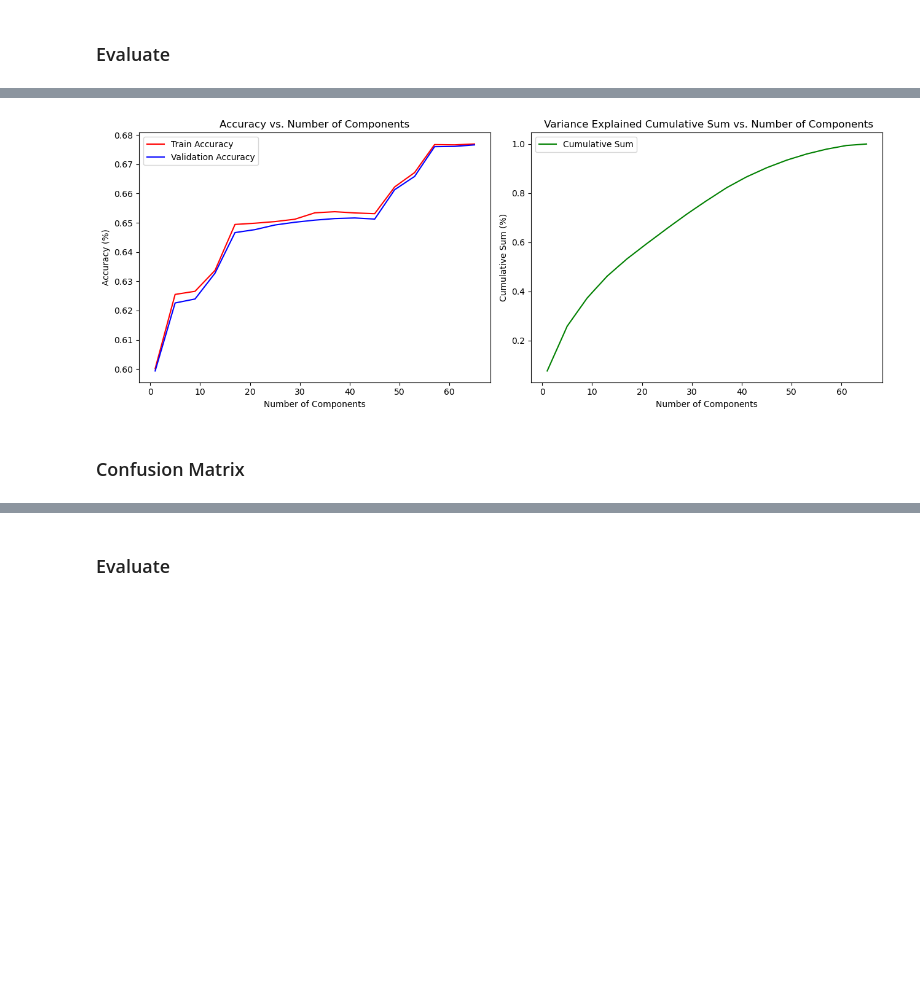
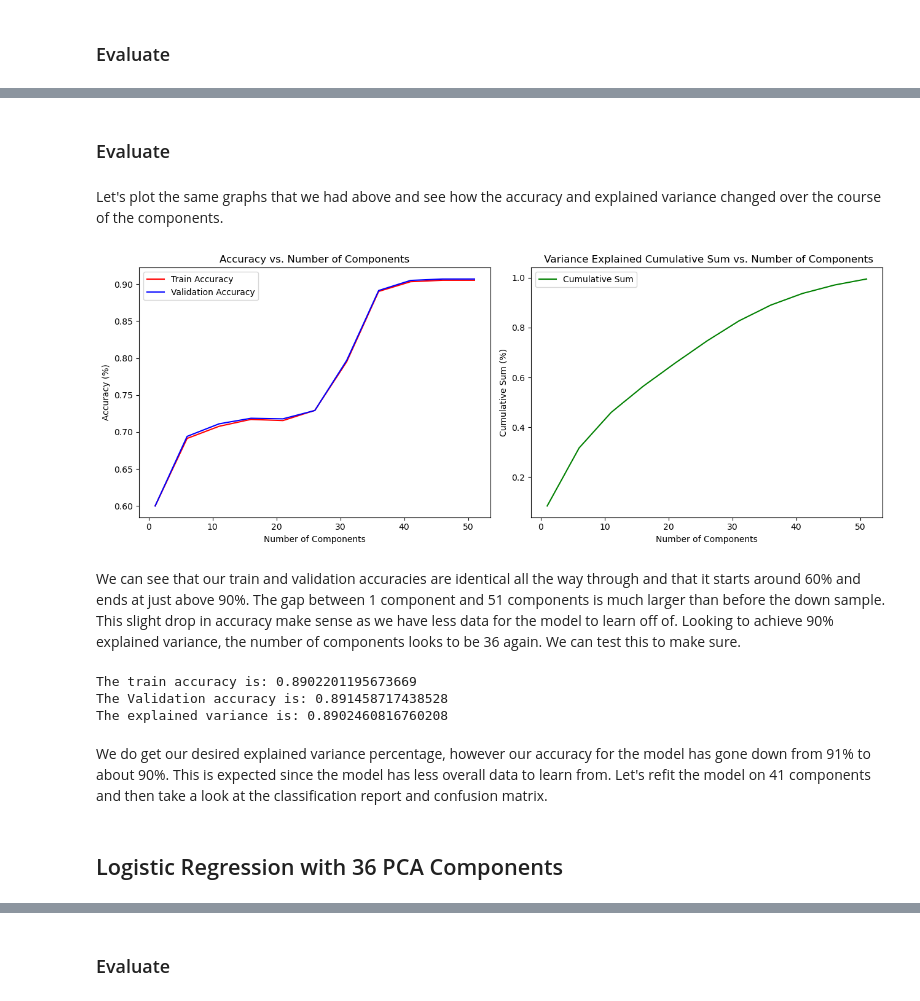
Before and after one commit to devenpatelmac/Loan-Default-Prediction, a Jupyter notebook: capstone_modeling.ipynb, the cells around one changed output, grey strips where cells are left out. Saved outputs shown, nothing was run; the diff lists cells and outputs as text; code cells hidden in the pictures; blank space fills up the shorter version.

```diff
--- a/capstone_modeling.ipynb
+++ b/capstone_modeling.ipynb
@@ -292,4 +440,4 @@ y = accepted_sample['loan_status']
 X_rem, X_test, y_rem, y_test = train_test_split(X, y, test_size=0.25, stratify = y, random_state=1)
 
 # Valudation Train Split
-X_train, X_val, y_train, y_val = train_test_split(X_rem, y_rem, test_size=0.25, random_state=1)
+X_train, X_val, y_train, y_val = train_test_split(X_rem, y_rem, test_size=0.25, stratify = y_rem, random_state=1)
@@ -377,0 +508,36 @@ Fitting PCA with 65 components
+# %%
+# Import PCA, LogisticRegression, and Accuracy Score
+from sklearn.decomposition import PCA
+from sklearn.linear_model import LogisticRegression
+from sklearn.metrics import accuracy_score
+
+# range of n_components
+n_components = range(1, 56, 5)
+
+# Create empty list for train and test accuracy and runtime
+train_accuracy = []
+validation_accuracy = []
+expl_var = []
+
+# Loop through n_components and fit PCA
+for n in n_components:
+
+    # print progess
+    print(f'Fitting PCA with {n} components')
+
+    # Instantiate and fit PCA
+    pca = PCA(n_components=n)
+    X_train_pca = pca.fit_transform(X_train_ss)
+    X_val_pca = pca.transform(X_val_ss)
+
+    # Instantiate and fit PCA data to Logistic Regression
+    log_reg = LogisticRegression(max_iter=10000)
+    log_reg.fit(X_train_pca, y_train)
+
+    # Explained Variance
+    ev = pca.explained_variance_ratio_.sum()
+
+    # Evaluate the model
+    train_accuracy.append(log_reg.score(X_train_pca, y_train))
+    validation_accuracy.append(log_reg.score(X_val_pca, y_val))
+    expl_var.append(ev)
@@ -378,27 +556,46 @@ Fitting PCA with 65 components
+# %% [markdown]
+### Evaluate
+# %% [markdown]
+Let's plot the same graphs that we had above and see how the accuracy and explained variance changed over the course of the components.
 # %%
-# Create three subplots
+# Create 2 subplots
 fig, ax = plt.subplots(1, 2, figsize=(13, 5))
 
 # Accuracy vs. Number of Components
 plt.subplot(1, 2, 1)
 plt.plot(n_components, train_accuracy, label='Train Accuracy', color='red')
-plt.plot(n_components, test_accuracy, label='Validation Accuracy', color='blue')
+plt.plot(n_components, validation_accuracy, label='Validation Accuracy', color='blue')
 plt.title('Accuracy vs. Number of Components')
 plt.xlabel('Number of Components')
 plt.ylabel('Accuracy (%)')
 plt.legend()
 
 # Cumulative Sum vs. Number of Components
 plt.subplot(1, 2, 2)
 plt.plot(n_components, expl_var, label='Cumulative Sum', color='green')
 plt.title(' Variance Explained Cumulative Sum vs. Number of Components')
 plt.xlabel('Number of Components')
 plt.ylabel('Cumulative Sum (%)')
 plt.legend()
 
 plt.tight_layout()
 plt.show()
 # %% [output]
-[figure, old version]
+[figure, new version]
-# %% [markdown]
-### Confusion Matrix
+# %% [markdown]
+We can see that our train and validation accuracies are identical all the way through and that it starts around 60% and ends at just above 90%. The gap between 1 component and 51 components is much larger than before the down sample. This slight drop in accuracy make sense as we have less data for the model to learn off of. Looking to achieve 90% explained variance, the number of components looks to be 36 again. We can test this to make sure.
+# %%
+# find accuracy at 36 components
+print(f'The train accuracy is: {train_accuracy[7]}')
+print(f'The Validation accuracy is: {validation_accuracy[7]}')
+
+# find explained variance at 36 components
+print(f'The explained variance is: {expl_var[7]}')
+# %% [output]
+The train accuracy is: 0.8902201195673669
+The Validation accuracy is: 0.891458717438528
+The explained variance is: 0.8902460816760208
+# %% [markdown]
+We do get our desired explained variance percentage, however our accuracy for the model has gone down from 91% to about 90%. This is expected since the model has less overall data to learn from. Let's refit the model on 41 components and then take a look at the classification report and confusion matrix.
+# %% [markdown]
+## Logistic Regression with 36 PCA Components
```
Also changed, not shown: parts of 196 cells of this notebook.
